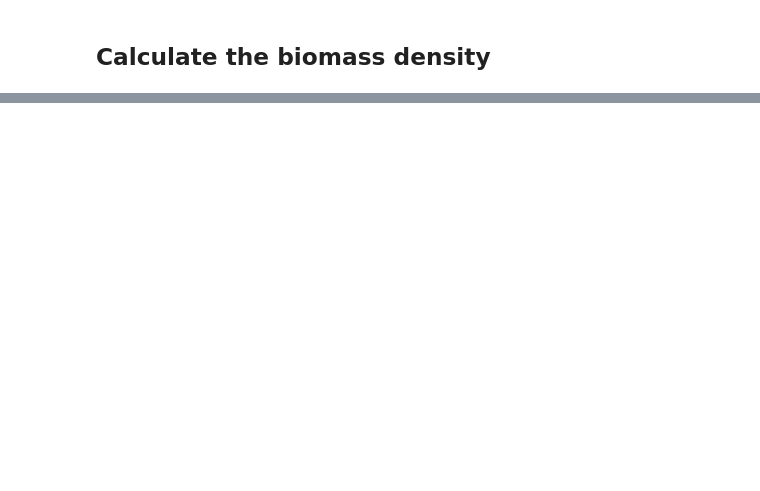
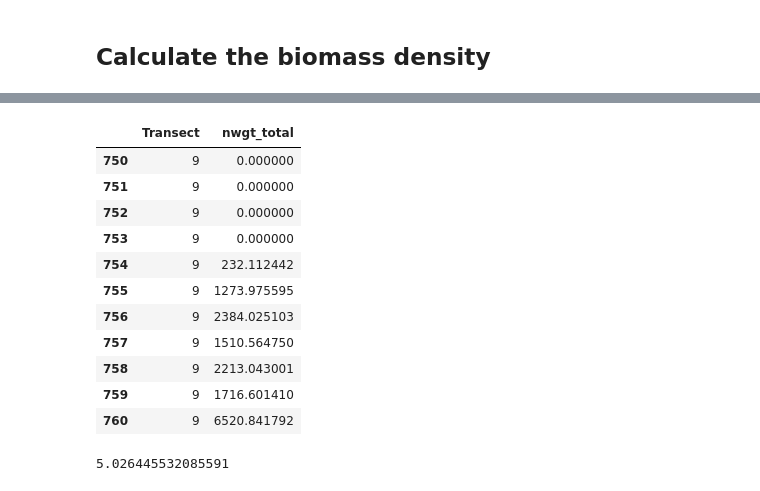
Before and after one commit to OSOceanAcoustics/echopop, a Jupyter notebook: proto_typing.ipynb, the cells around one changed output, grey strips where cells are left out. Cells and saved outputs as stored; diff of their text form; code cells hidden in the pictures; blank space fills up the shorter version.

```diff
--- a/proto_typing.ipynb
+++ b/proto_typing.ipynb
@@ -160,0 +230,15 @@ len_wgt_key_da.sel(strata=1)
+# %%
+epro_2019.final_biomass_table["nwgt_total"].reset_index().loc[750: 760]
+# %% [output]
+|  | Transect | nwgt_total |
+| 750 | 9 | 0.000000 |
+| 751 | 9 | 0.000000 |
+| 752 | 9 | 0.000000 |
+| 753 | 9 | 0.000000 |
+| 754 | 9 | 232.112442 |
+| 755 | 9 | 1273.975595 |
+| 756 | 9 | 2384.025103 |
+| 757 | 9 | 1510.564750 |
+| 758 | 9 | 2213.043001 |
+| 759 | 9 | 1716.601410 |
+| 760 | 9 | 6520.841792 |
@@ -161,3 +250,9 @@ len_wgt_key_da.sel(strata=1)
+# %%
+no_nan_ind = np.logical_not(np.isnan(out)).flatten()
+
+np.mean(out[no_nan_ind])
+# %% [output]
+5.026445532085591
 # %%
 # %%time
 # lat_INPFC = [np.NINF, 36, 40.5, 43.000, 45.7667, 48.5, 55.0000]  # INPFC
```
Also changed, not shown: parts of 28 cells of this notebook, 5 other files.
